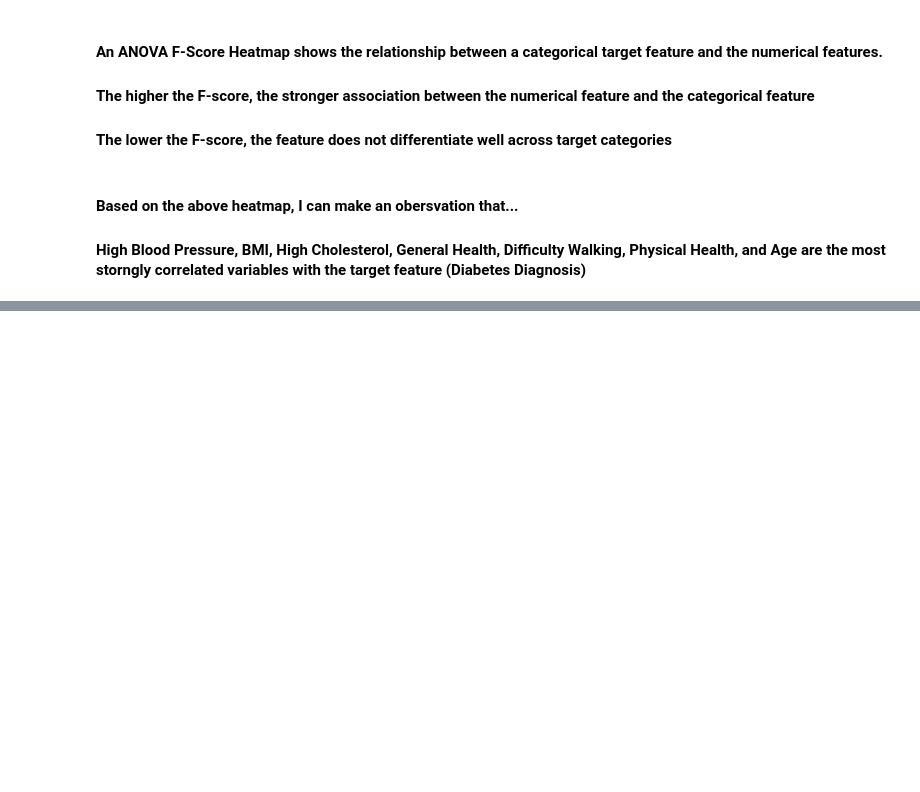
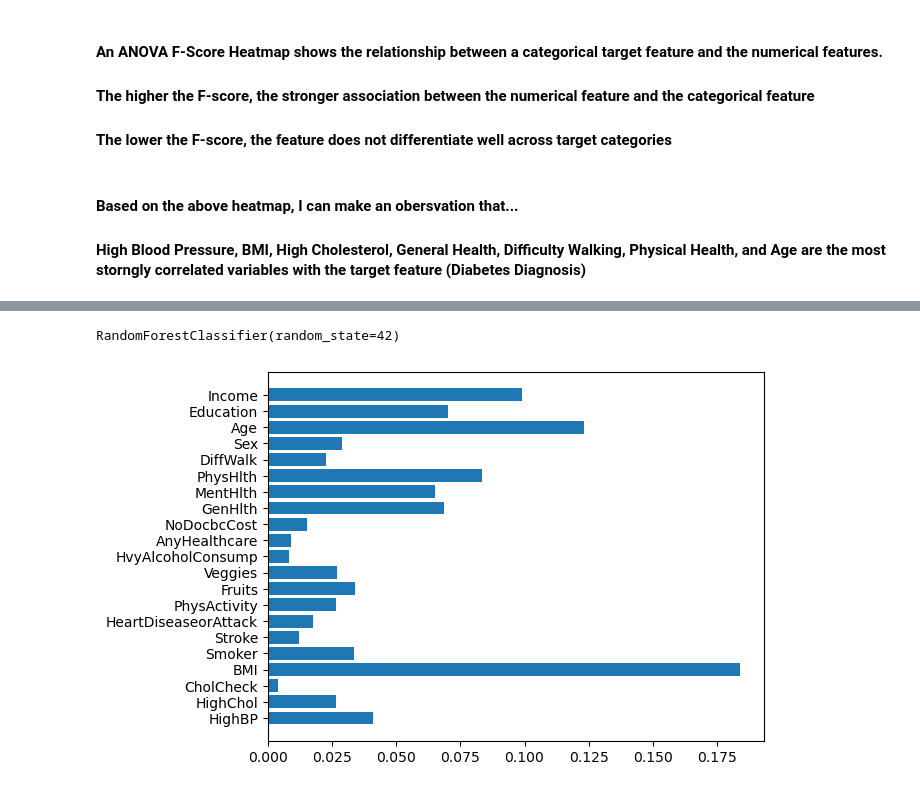
Before and after one commit to justink106/Diabetes-Predictor-Model, a Jupyter notebook: Diabetes Predictor Model - Exploratory Data Analysis .ipynb, the cells around one changed output, grey strips where cells are left out. Drawn from its saved outputs; the diff is of its cells as text; code cells hidden in the pictures; blank space fills up the shorter version.

```diff
--- a/Diabetes Predictor Model - Exploratory Data Analysis .ipynb
+++ b/Diabetes Predictor Model - Exploratory Data Analysis .ipynb
@@ -380,0 +394,30 @@ plt.show()
+# %%
+# Since the target feature is categorical, encoding it into numerical labels
+
+label_encoder = LabelEncoder()
+target_encoded = label_encoder.fit_transform(target)
+# %%
+# Splitting the dataset into training and testing sets
+
+X_train, X_test, y_train, y_test = train_test_split(features, target_encoded, test_size=0.25, random_state=42)
+
+# X_train = training data (independent variables)
+# X_test = testing data (independent variables)
+# y_train = training labels (dependent variable)
+# y_test = testing labels (dependent variable)
+# %%
+# Training the random forest classifer model
+
+rf_model = RandomForestClassifier(n_estimators=100, random_state=42)
+rf_model.fit(X_train, y_train)
+# %% [output]
+RandomForestClassifier(random_state=42)
+# %%
+# Getting feature importances
+
+importances = rf_model.feature_importances_
+# %%
+plt.barh(features.columns, importances)
+plt.show()
+# %% [output]
+[figure, added]
```
Also changed, not shown: parts of 5 cells of this notebook.
